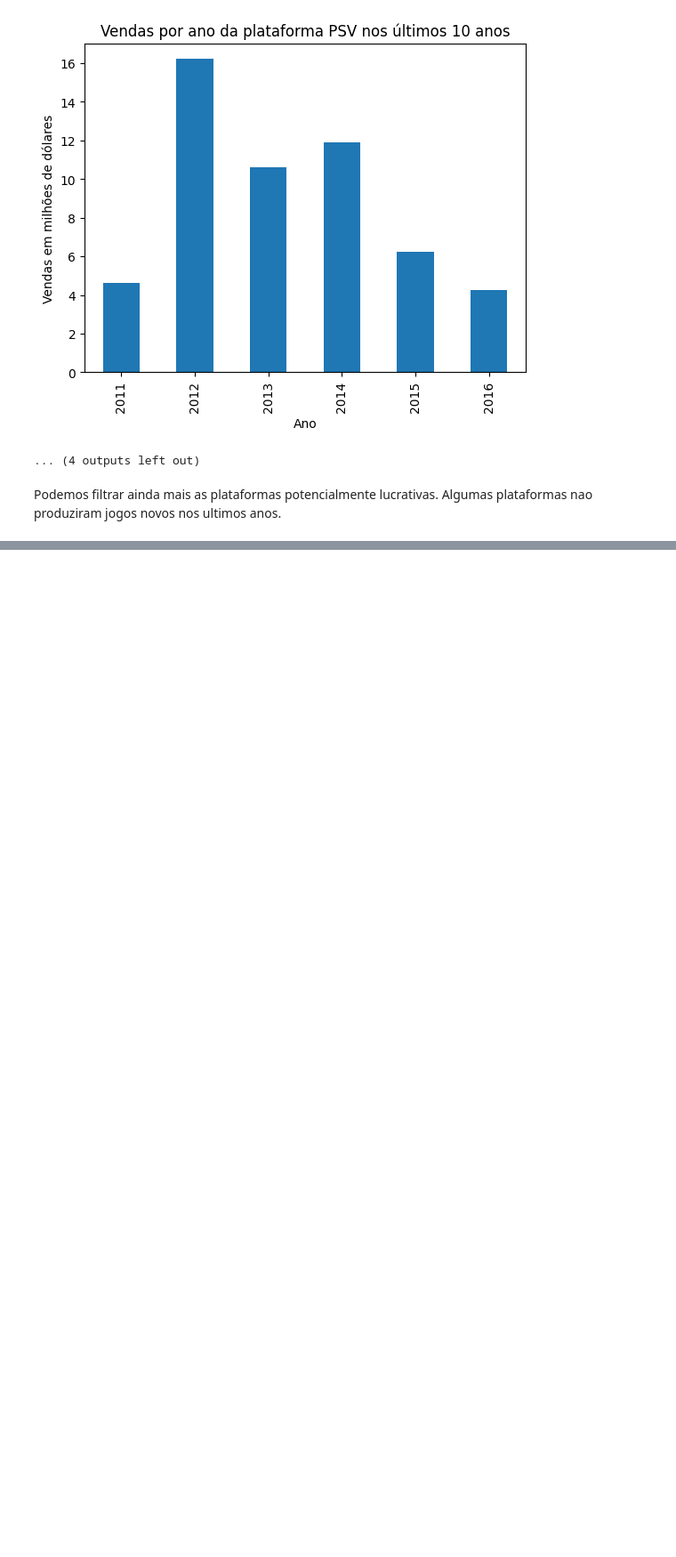
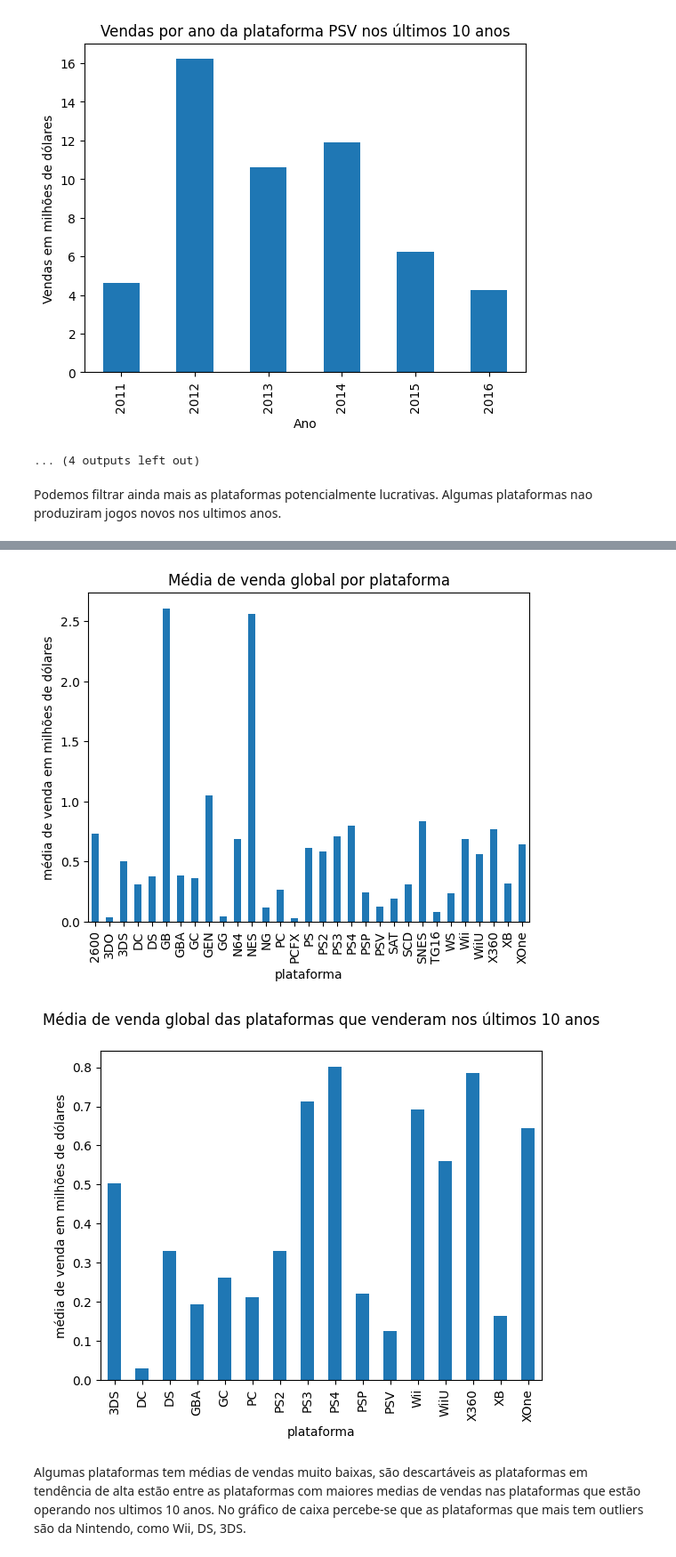
Before and after one commit to gustavoquareli/projeto-S_06, a Jupyter notebook: notebook/ver_dados.ipynb, the cells around one changed output, grey strips where cells are left out. Shown: that part at 89% size. Saved outputs shown, nothing was run; the diff lists cells and outputs as text; code cells hidden in the pictures; blank space fills up the shorter version.

```diff
--- a/notebook/ver_dados.ipynb
+++ b/notebook/ver_dados.ipynb
@@ -472,0 +487,20 @@ Index: []
+# %%
+df.groupby('platform')['total_sales'].mean().plot(kind='bar',
+                                                    xlabel='plataforma',
+                                                    ylabel='média de venda em milhões de dólares',
+                                                    title='Média de venda global por plataforma')
+plt.show()
+
+df_10.groupby('platform')['total_sales'].mean().plot(kind='bar',
+                                                    xlabel='plataforma',
+                                                    ylabel='média de venda em milhões de dólares',
+                                                    title='Média de venda global das plataformas que venderam nos últimos 10 anos\n')
+
+plt.show()
+# %% [output]
+[figure, added]
+[figure, added]
+# %% [markdown]
+Algumas plataformas tem médias de vendas muito baixas, são descartáveis
+as plataformas em tendência de alta estão entre as plataformas com maiores medias de vendas nas plataformas que estão operando nos ultimos 10 anos.
+No gráfico de caixa percebe-se que as plataformas que mais tem outliers são da Nintendo, como Wii, DS, 3DS.
```
Also changed, not shown: parts of 11 cells of this notebook.
